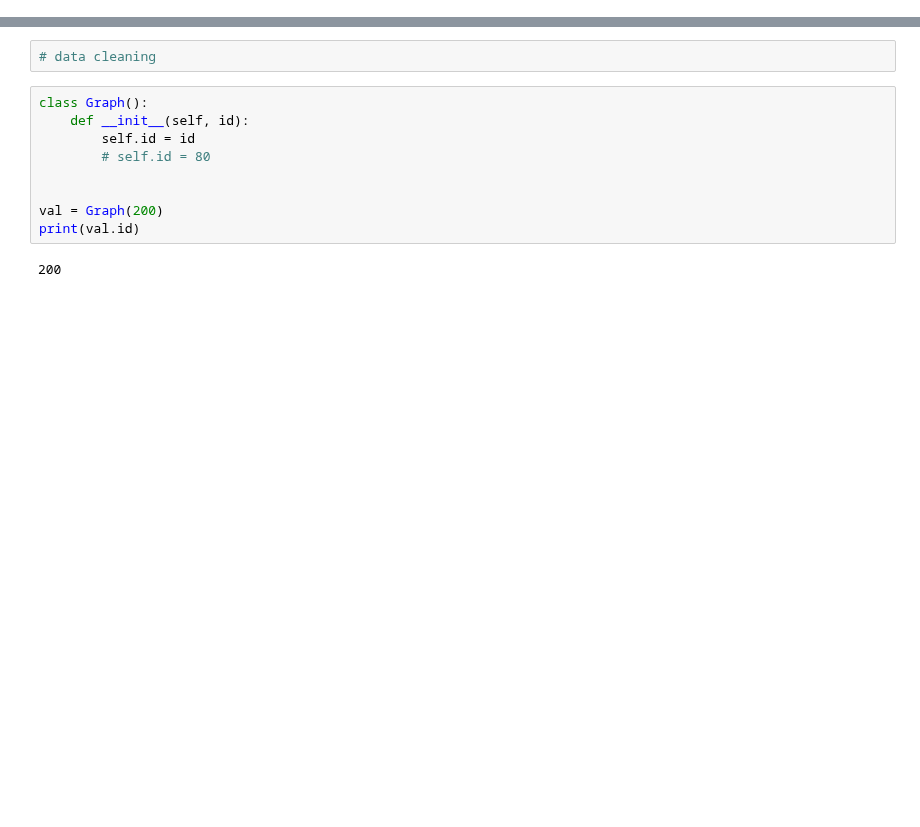
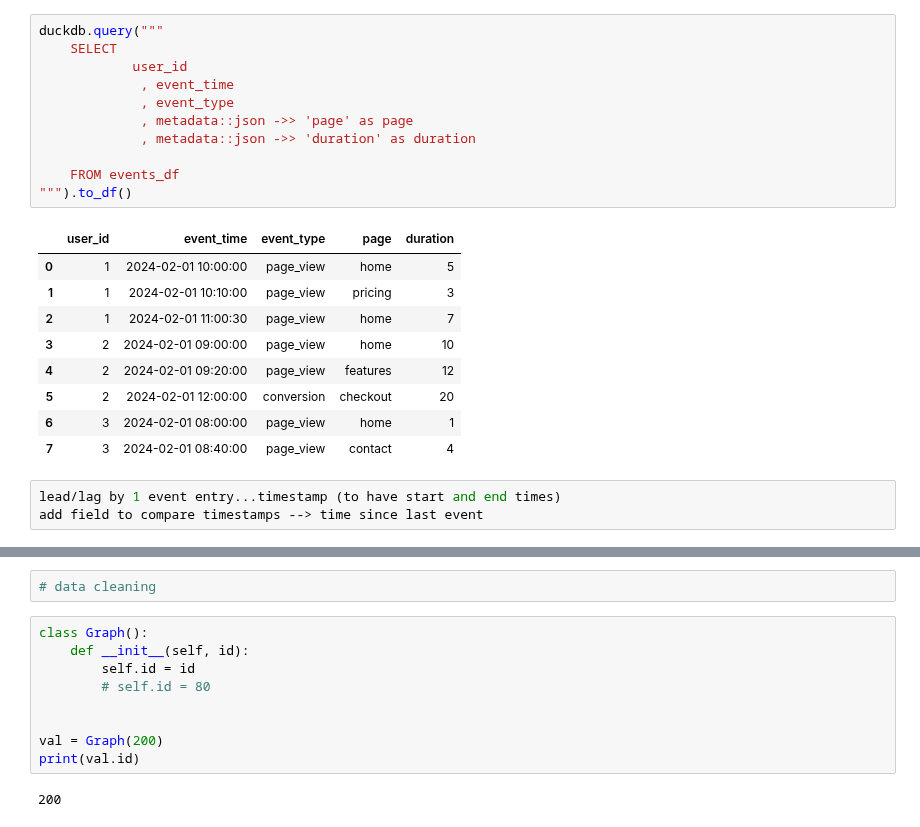
Before and after one commit to edmiller824/sf_tech, a Jupyter notebook: reps.ipynb, the cells around one changed output, grey strips where cells are left out. Drawn from its saved outputs; the diff is of its cells as text; blank space fills up the shorter version.

```diff
--- a/reps.ipynb
+++ b/reps.ipynb
@@ -0,0 +43,24 @@
+# %%
+duckdb.query("""
+    SELECT
+            user_id
+             , event_time
+             , event_type
+             , metadata::json ->> 'page' as page
+             , metadata::json ->> 'duration' as duration
+
+    FROM events_df
+""").to_df()
+# %% [output]
+|  | user_id | event_time | event_type | page | duration |
+| 0 | 1 | 2024-02-01 10:00:00 | page_view | home | 5 |
+| 1 | 1 | 2024-02-01 10:10:00 | page_view | pricing | 3 |
+| 2 | 1 | 2024-02-01 11:00:30 | page_view | home | 7 |
+| 3 | 2 | 2024-02-01 09:00:00 | page_view | home | 10 |
+| 4 | 2 | 2024-02-01 09:20:00 | page_view | features | 12 |
+| 5 | 2 | 2024-02-01 12:00:00 | conversion | checkout | 20 |
+| 6 | 3 | 2024-02-01 08:00:00 | page_view | home | 1 |
+| 7 | 3 | 2024-02-01 08:40:00 | page_view | contact | 4 |
+# %%
+lead/lag by 1 event entry...timestamp (to have start and end times)
+add field to compare timestamps --> time since last event
```
Also changed, not shown: parts of 26 cells of this notebook.
